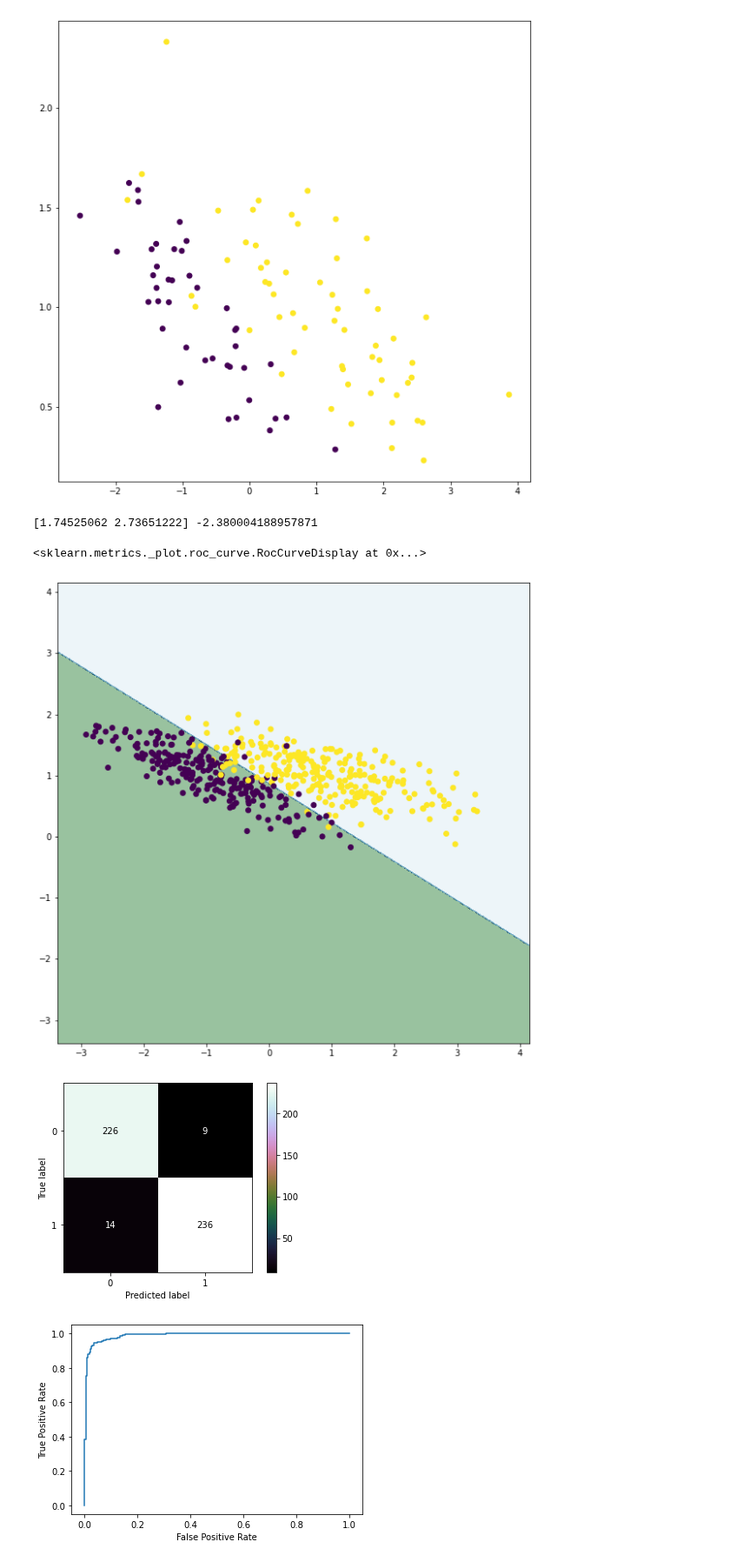
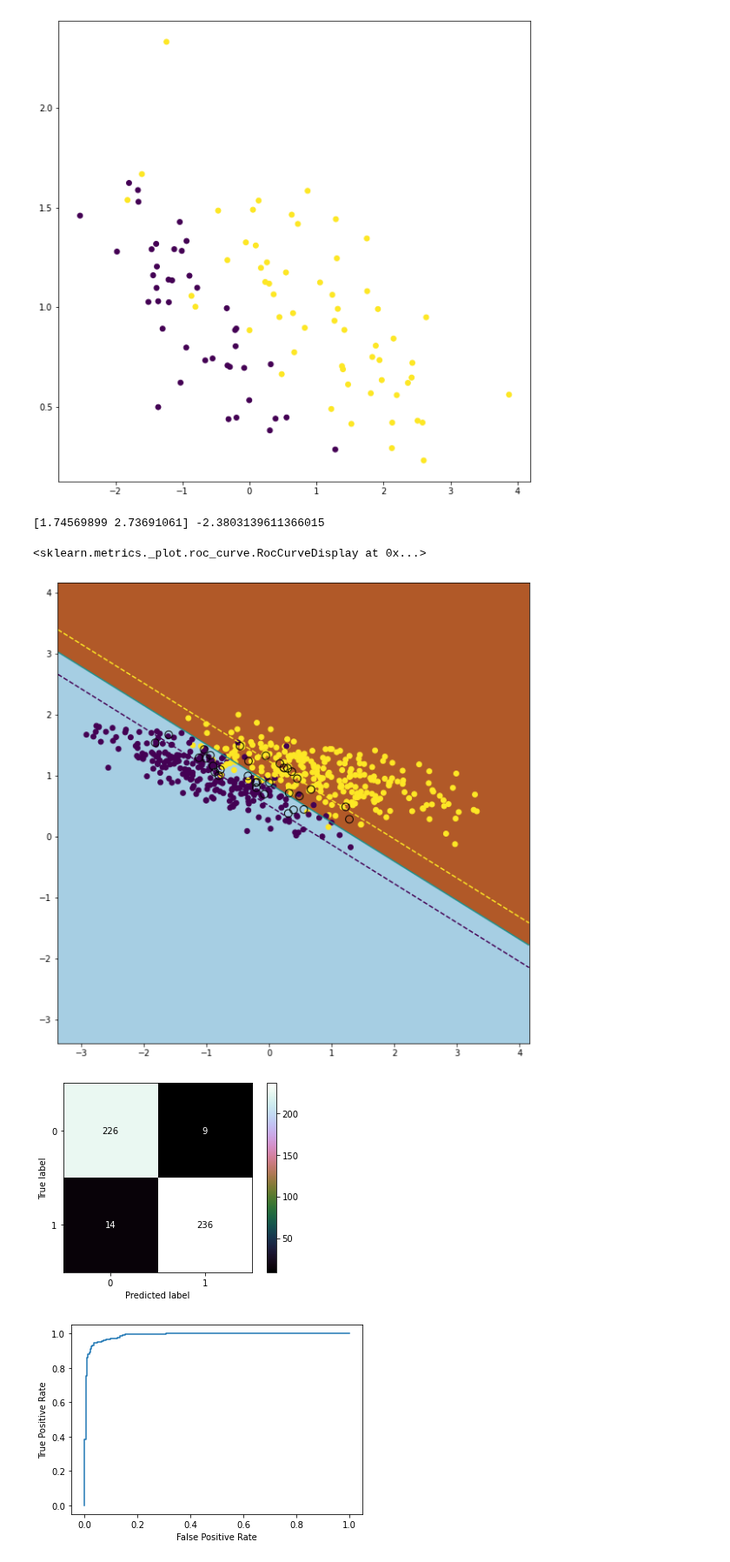
Before and after one commit to jakub-kowalik/PUM, a Jupyter notebook: lab4/lab4new.ipynb, the cells around one changed output. Shown at 87% size. Saved outputs shown, nothing was run; the diff lists cells and outputs as text; code cells hidden in the pictures.

```diff
--- a/lab4/lab4new.ipynb
+++ b/lab4/lab4new.ipynb
@@ -38,7 +38,7 @@ X, y = datasets.make_classification(n_features=2, random_state=seed, n_redundant
 
 y[y == 0] = -1
 
-X_train, X_test, y_train, y_test = train_test_split(X, y, train_size=100, test_size=test_split, random_state=seed)
+X_train, X_test, y_train, y_test = train_test_split(X, y, train_size=train_split, test_size=test_split, random_state=seed)
 
 xx, yy = np.meshgrid(np.arange(X.min(), X.max(), 0.01),
                        np.arange(X.min(), X.max(), 0.01))
@@ -56,9 +56,26 @@ def linear_kernel(x1, x2, *args):
     return np.dot(x1, x2)
 
 
-def decision_function(x, w, b):
+def poly_kernel(x1, x2, *args): # args[0] - degree, args[1] - gamma, args[2] - intercept
+    return (args[1] * np.dot(x1, x2) + args[2]) ** args[0]
 
-    return np.dot(x, w) + b
+
+def rbf_kernel(x1, x2, *args):  # args[0] - degree, args[1] - gamma, args[2] - intercept
+    return np.exp(-args[1] * np.linalg.norm(x1 - x2) ** 2)
+
+
+def decision_function(x, w, b, linear, support_param=None, alpha_param=None, train_labels=None, kernel=None, degree=None, gamma=None, intrcpt=None):
+    if linear:
+        return np.dot(x, w) + b
+
+    y_pred = []
+    for sample in x:
+        pred = 0
+        for i in support_param:
+            pred += alpha_param[i] * train_labels[i] * kernel(sample, train_vectors_[i, :], degree, gamma, intrcpt)
+        y_pred.append(pred)
+
+    return np.array(y_pred)
 
 
 def lagrange_function(alpha, x, y2, kernel, degree, gamma):
@@ -104,12 +121,12 @@ def fit(x_train, y_train2, kernel, degree=1, gamma=0.1, C=1.0):
         intercept_ += y_train2[i] - np.dot(coef_, x_train[i])
     intercept_ /= len(support_)
     print(coef_, intercept_)
-    return coef_, intercept_
+    return coef_, intercept_, support_vectors_
 
 
 
-def predict(x, w, b):
-    return np.sign(decision_function(x, w, b))
+def predict(x, w, b, linear, support_param=None, alpha_param=None, train_labels=None, kernel=None, degree=None, gamma=None, intrcpt=None):
+    return np.sign(decision_function(x, w, b, linear, support_param, alpha_param, train_labels, kernel, degree, gamma, intrcpt))
 # %%
 
 # mdl = MySVM(kernel='linear', degree=2)
@@ -138,34 +155,39 @@ def predict(x, w, b):
 # rok_model = RocCurveDisplay(fpr=fpr, tpr=tpr)
 # rok_model.plot()
 # %%
-theta, bias = fit(X_train, y_train, kernel=linear_kernel, degree=2, gamma=0.1, C=1.0)
+theta, bias, support = fit(X_train, y_train, kernel=linear_kernel, degree=2, gamma=0.1, C=1.0)
 # %% [output]
-[1.74525062 2.73651222] -2.380004188957871
+[1.74569899 2.73691061] -2.3803139611366015
 # %%
-predict_var = predict(X_test, theta, bias)
+predict_var = predict(X_test, theta, bias, linear=True)
 # %%
 mesh_data = c_[xx.ravel(), yy.ravel()]
 
 
-predict_cntr = predict(mesh_data, theta, bias)
+predict_cntr = predict(mesh_data, theta, bias, True)
 predict_cntr = predict_cntr.reshape(xx.shape)
+
+Z = decision_function(mesh_data, theta, bias, True).reshape(xx.shape)
+
 plt.figure(figsize=(10, 10))
-plt.contourf(xx, yy, predict_cntr, alpha=0.4, cmap='ocean')
+plt.pcolormesh(xx, yy, Z > 0, cmap=plt.cm.Paired)
+plt.contour(xx, yy, Z, linestyles=["--", "-", "--"], levels=[-1, 0, 1])
 plt.scatter(X_test[:, 0], X_test[:, 1], c=y_test)
+plt.scatter(support[:, 0], support[:, 1], s=80, facecolors='none', zorder=10, edgecolors='k')
 
 cm_model = confusion_matrix(y_test, predict_var, labels=[-1, 1])
 tn_model = cm_model[0][0]
 fn_model = cm_model[0][1]
 tp_model = cm_model[1][1]
 fp_model = cm_model[1][0]
 ConfusionMatrixDisplay(cm_model).plot(cmap='cubehelix')
 
-fpr, tpr, roc_auc = roc_curve(y_test, decision_function(X_test, theta, bias))
+fpr, tpr, roc_auc = roc_curve(y_test, decision_function(X_test, theta, bias, True))
 
 rok_model = RocCurveDisplay(fpr=fpr, tpr=tpr)
 rok_model.plot()
 # %% [output]
 <sklearn.metrics._plot.roc_curve.RocCurveDisplay at 0x...>
-[figure, old version]
+[figure, new version]
 [figure]
 [figure]
```
Also changed, not shown: parts of 4 cells of this notebook.
